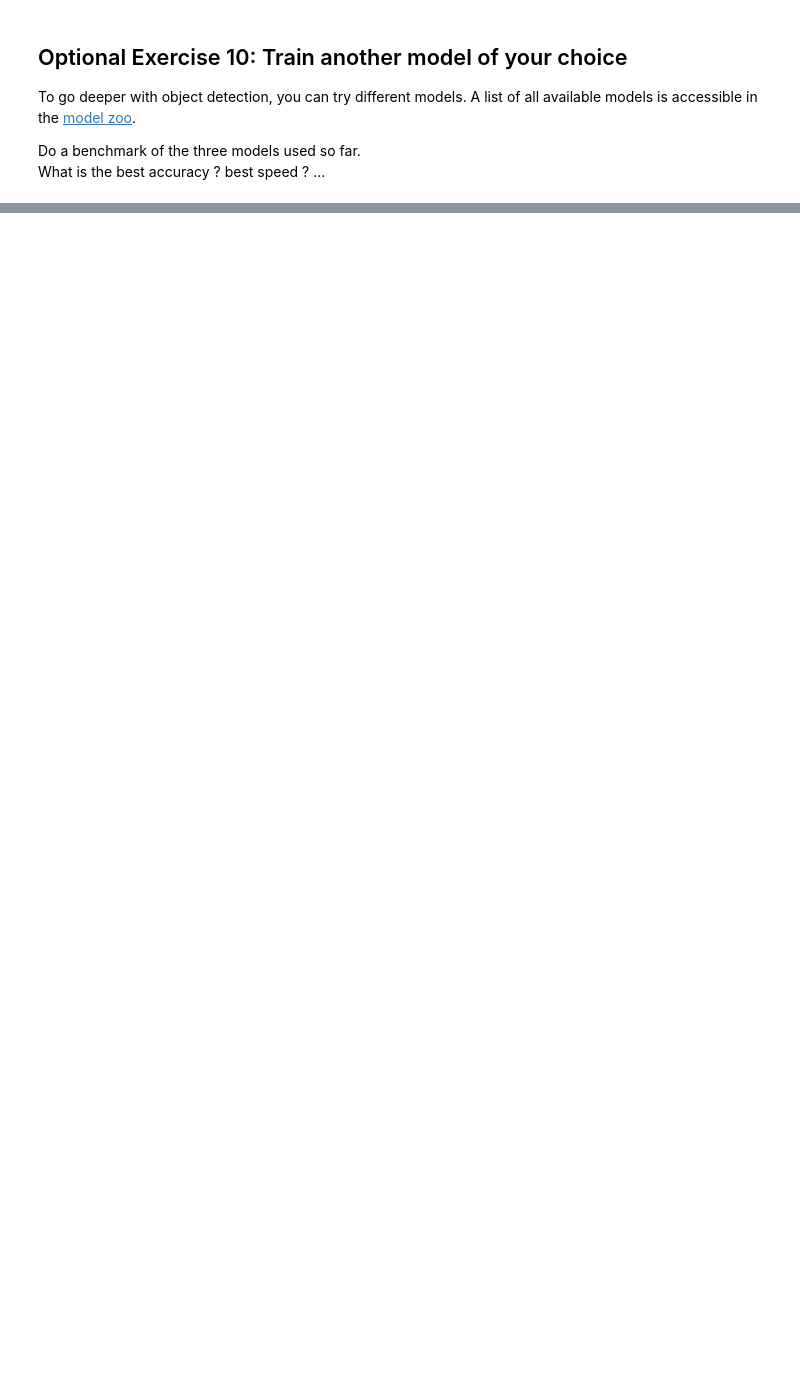
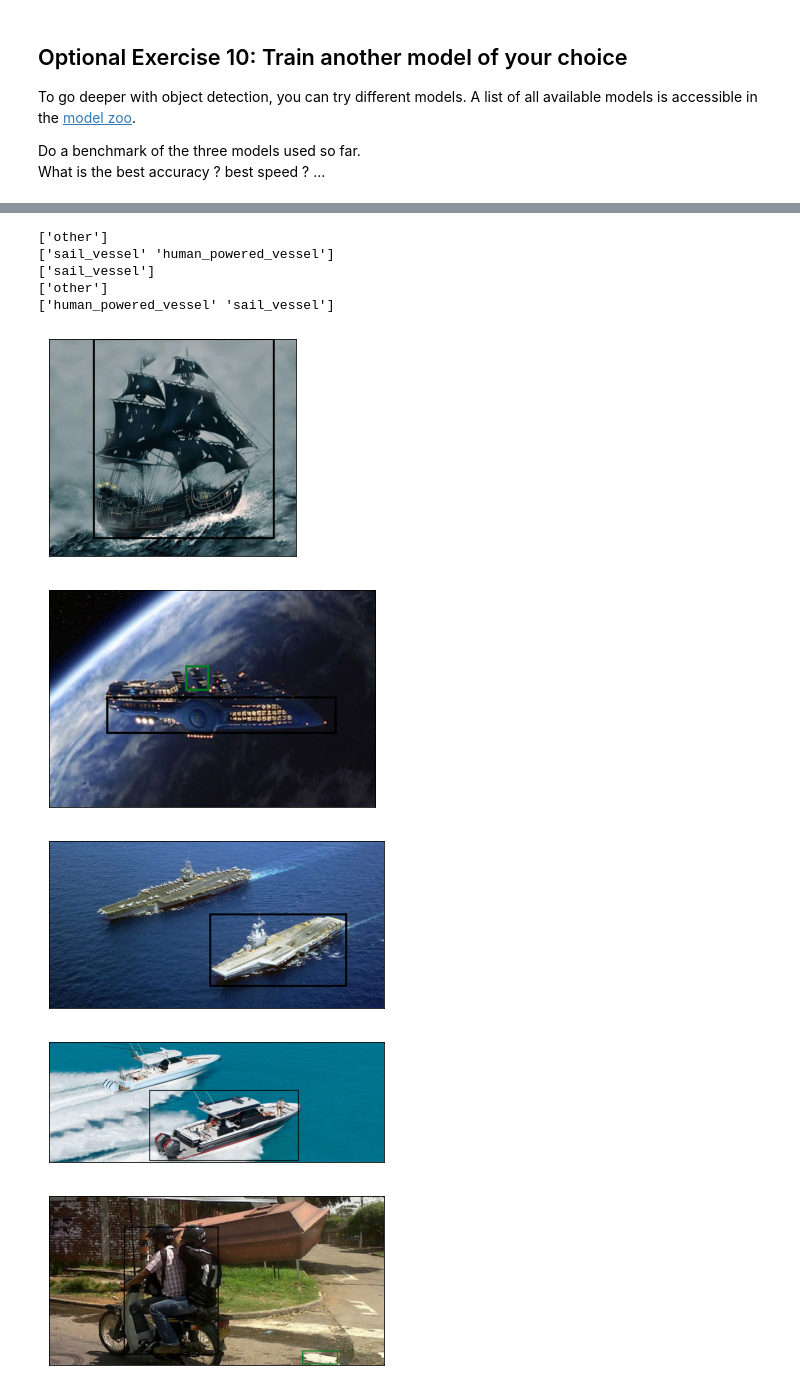
Before and after one commit to YosefGuevara012/DeepLearning_and_computer_vision_for_Marine_Robotics, a Jupyter notebook: TP_Object_Detectionv3.ipynb, the cells around one changed output, grey strips where cells are left out. Drawn from its saved outputs; the diff is of its cells as text; code cells hidden in the pictures; blank space fills up the shorter version.

```diff
--- a/TP_Object_Detectionv3.ipynb
+++ b/TP_Object_Detectionv3.ipynb
@@ -1149,3 +1211,19 @@ To go deeper with object detection, you can try different models. A list of all
 
 Do a benchmark of the three models used so far.
 What is the best accuracy ? best speed ? ...
+# %%
+
+def get_detection_model(num_classes=15):
+
+  ### BEGIN SOLUTION
+
+  # load a model pre-trained on COCO
+  model = torchvision.models.detection.fasterrcnn_mobilenet_v3_large_fpn(pretrained = True)
+  # get number of input features for the classifier
+  in_features = model.roi_heads.box_head.fc7.out_features
+  # replace the pre-trained head with a new one
+  model.roi_heads.box_predictor =  FastRCNNPredictor(in_channels=in_features, num_classes=num_classes)
+
+  ### END SOLUTION
+
+  return model
@@ -1151,0 +1325,52 @@ What is the best accuracy ? best speed ? ...
+# %%
+new_maritime_dict = {
+    1: "small_vessel",
+    2: "big_vessel",
+    3: "sail_vessel",
+    4: "human_powered_vessel",
+    5: "person",
+    6: "other"
+}
+
+image_list = ['1d9d3fa9a3de791ea4d6a656e7040a4d22f54781_00.jpg',
+              '27bf452d49fb9eedc7748b49600a2a3b.jpg',
+              '62dda36d5bf4820019b5f228?width=700',
+              'CChomepagebanner.jpg',
+              'CDF.jpg']
+#image_list = ['62dda36d5bf4820019b5f228?width=700']
+
+for img in image_list:
+    input = torch.stack([read_image(img)])
+    image_tensor = convert_image_dtype(input, dtype=torch.float).to(device)
+    model = model.eval()
+    outputs = model(image_tensor)
+
+    # Apply Non-Maximum Suppression (NMS) to select only the most confident detections
+    nms_idx = ops.nms(outputs[0]['boxes'], outputs[0]['scores'], iou_threshold=.001)
+
+    # Get class indices
+    class_indices = outputs[0]['labels'].data.cpu().numpy()
+
+    # Get labels based on class indices and NMS indices
+    labels = np.array([new_maritime_dict[i] for i in class_indices])[nms_idx.cpu().numpy()]
+
+    imgs_with_boxes = [
+    draw_bounding_boxes(img_int,
+                        boxes=output['boxes'][nms_idx],
+                        labels = labels,
+                        width=4)
+    for img_int, output in zip(input, outputs)]
+
+    print(labels)
+    show(imgs_with_boxes)
+# %% [output]
+['other']
+['sail_vessel' 'human_powered_vessel']
+['sail_vessel']
+['other']
+['human_powered_vessel' 'sail_vessel']
+[figure, added]
+[figure, added]
+[figure, added]
+[figure, added]
+[figure, added]
```
Also changed, not shown: parts of 41 cells of this notebook, 5 other files.
